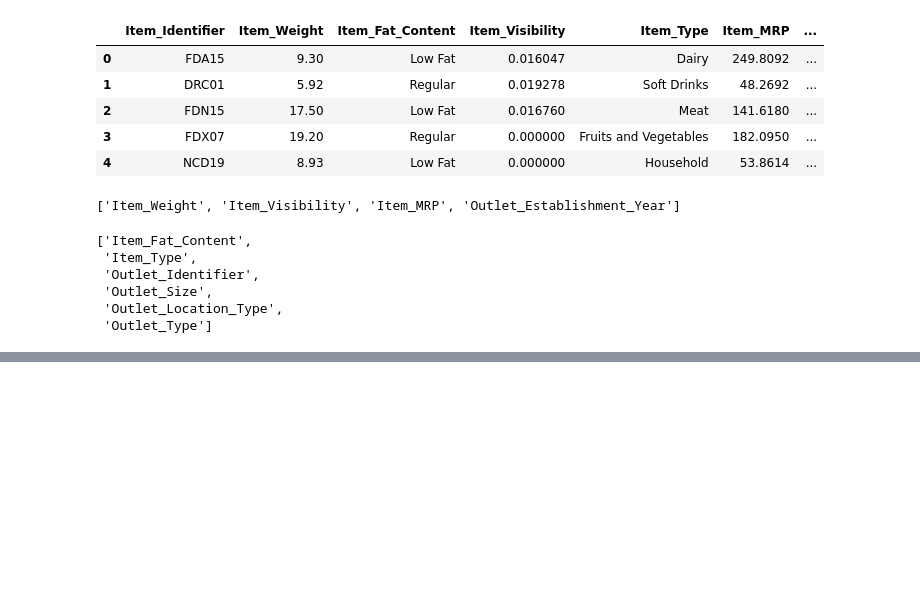
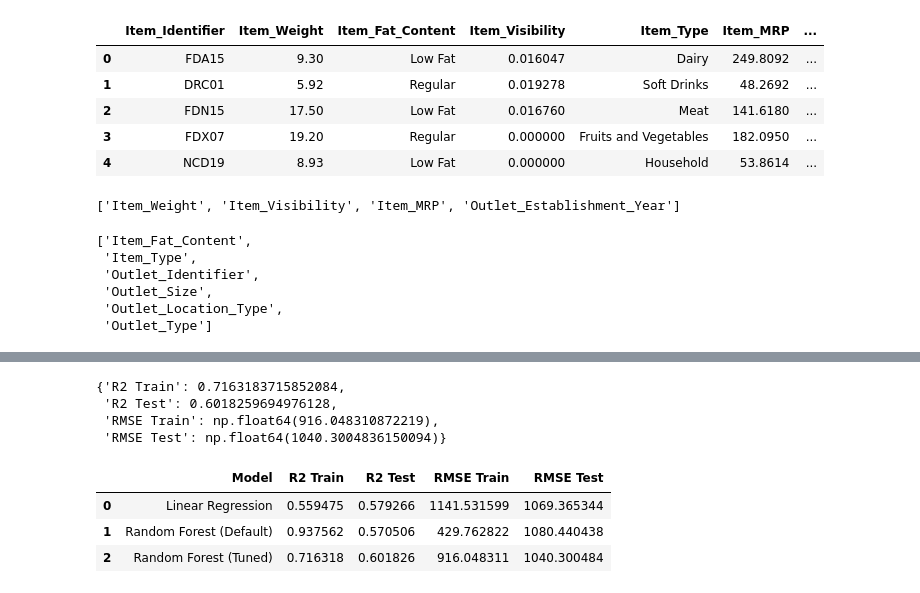
Before and after one commit to tamimisalah/Prediction-of-Product-Sales, a Jupyter notebook: Prediction_of_Product_Sales.ipynb, the cells around one changed output, grey strips where cells are left out. Saved outputs shown, nothing was run; the diff lists cells and outputs as text; code cells hidden in the pictures; blank space fills up the shorter version.

```diff
--- a/Prediction_of_Product_Sales.ipynb
+++ b/Prediction_of_Product_Sales.ipynb
@@ -695,0 +803,7 @@ preprocessor = ColumnTransformer([
+# %%
+# Pipeline
+rf_pipeline = make_pipeline(preprocessor, RandomForestRegressor(random_state=42))
+# %%
+# Grid Search
+grid_search = GridSearchCV(rf_pipeline, param_grid, cv=3, scoring='r2', n_jobs=-1)
+grid_search.fit(X_train, y_train)
@@ -695,0 +828,28 @@ preprocessor = ColumnTransformer([
+# %%
+# Best model
+best_rf_model = grid_search.best_estimator_
+# %%
+# Evaluate
+tuned_rf_results = evaluate_model(best_rf_model, X_train, y_train, X_test, y_test)
+tuned_rf_results
+# %% [output]
+{'R2 Train': 0.7163183715852084,
+ 'R2 Test': 0.6018259694976128,
+ 'RMSE Train': np.float64(916.048310872219),
+ 'RMSE Test': np.float64(1040.3004836150094)}
+# %%
+# Combine results
+model_scores = pd.DataFrame({
+    'Model': ['Linear Regression', 'Random Forest (Default)', 'Random Forest (Tuned)'],
+    'R2 Train': [lr_results['R2 Train'], rf_results['R2 Train'], tuned_rf_results['R2 Train']],
+    'R2 Test': [lr_results['R2 Test'], rf_results['R2 Test'], tuned_rf_results['R2 Test']],
+    'RMSE Train': [lr_results['RMSE Train'], rf_results['RMSE Train'], tuned_rf_results['RMSE Train']],
+    'RMSE Test': [lr_results['RMSE Test'], rf_results['RMSE Test'], tuned_rf_results['RMSE Test']]
+})
+
+model_scores
+# %% [output]
+|  | Model | R2 Train | R2 Test | RMSE Train | RMSE Test |
+| 0 | Linear Regression | 0.559475 | 0.579266 | 1141.531599 | 1069.365344 |
+| 1 | Random Forest (Default) | 0.937562 | 0.570506 | 429.762822 | 1080.440438 |
+| 2 | Random Forest (Tuned) | 0.716318 | 0.601826 | 916.048311 | 1040.300484 |
```
Also changed, not shown: parts of 16 cells of this notebook.
